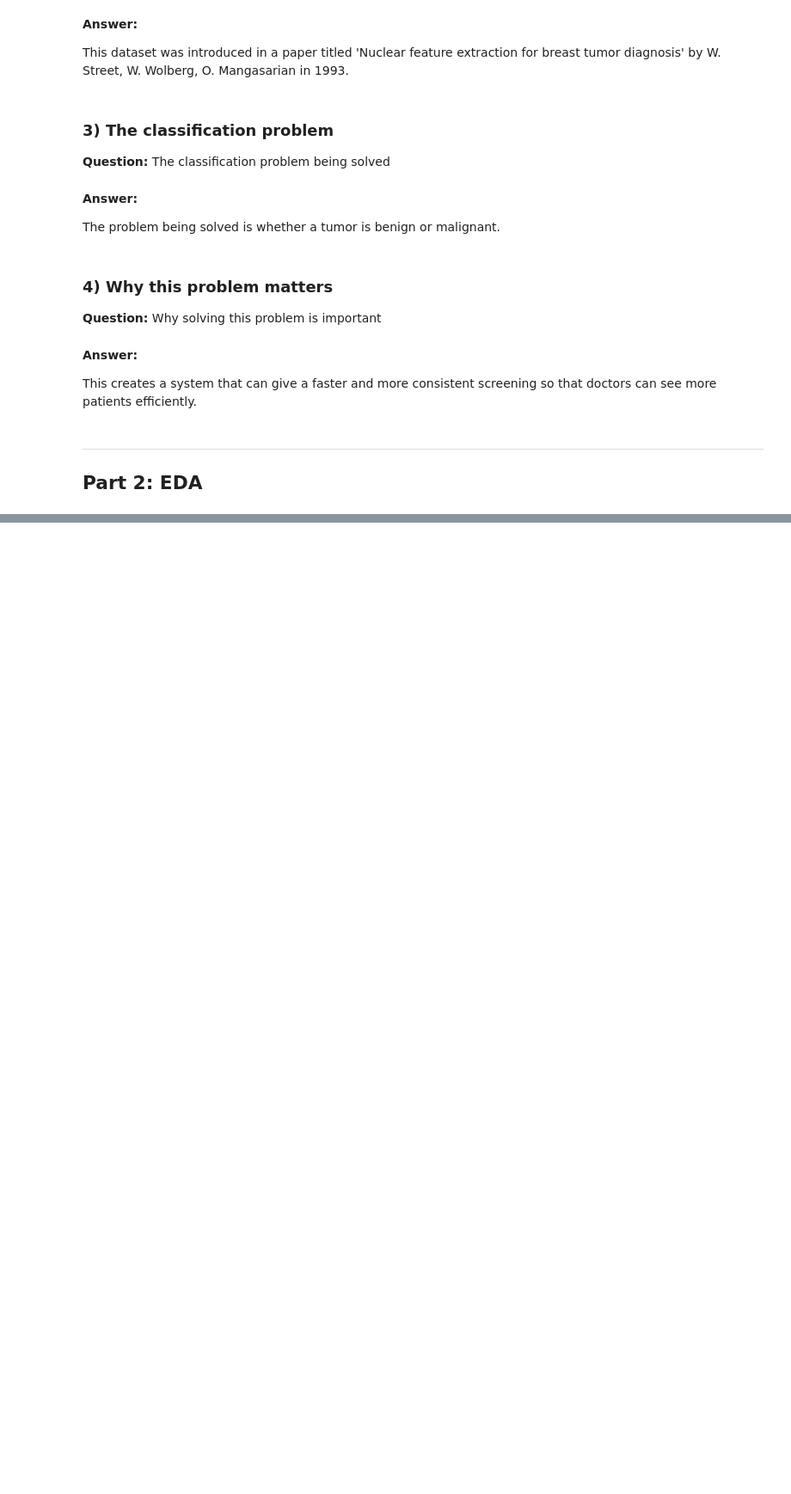
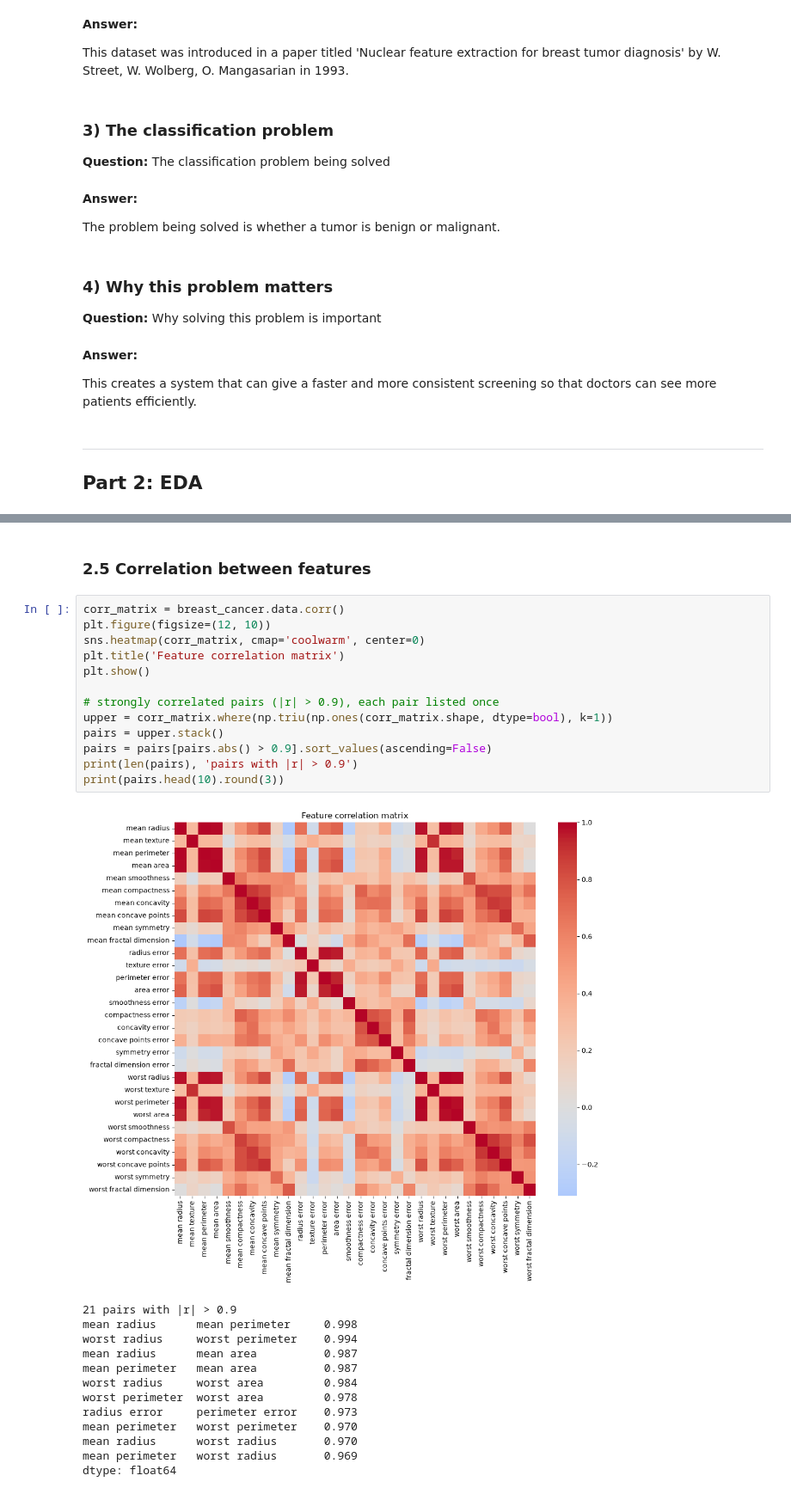
Before and after one commit to JustinSu11/Introduction-to-Artificial-Intelligence-and-Machine-Learning, a Jupyter notebook: Assignments/Assignment_4.2/assignment_4.2_deliverable.ipynb, the cells around one changed output, grey strips where cells are left out. Shown at 86% size. Drawn from its saved outputs; the diff is of its cells as text; blank space fills up the shorter version.

```diff
--- a/Assignments/Assignment_4.2/assignment_4.2_deliverable.ipynb
+++ b/Assignments/Assignment_4.2/assignment_4.2_deliverable.ipynb
@@ -94,0 +167,29 @@ plt.show()
+# %% [markdown]
+### 2.5 Correlation between features
+# %%
+corr_matrix = breast_cancer.data.corr()
+plt.figure(figsize=(12, 10))
+sns.heatmap(corr_matrix, cmap='coolwarm', center=0)
+plt.title('Feature correlation matrix')
+plt.show()
+
+# strongly correlated pairs (|r| > 0.9), each pair listed once
+upper = corr_matrix.where(np.triu(np.ones(corr_matrix.shape, dtype=bool), k=1))
+pairs = upper.stack()
+pairs = pairs[pairs.abs() > 0.9].sort_values(ascending=False)
+print(len(pairs), 'pairs with |r| > 0.9')
+print(pairs.head(10).round(3))
+# %% [output]
+[figure, added]
+21 pairs with |r| > 0.9
+mean radius      mean perimeter     0.998
+worst radius     worst perimeter    0.994
+mean radius      mean area          0.987
+mean perimeter   mean area          0.987
+worst radius     worst area         0.984
+worst perimeter  worst area         0.978
+radius error     perimeter error    0.973
+mean perimeter   worst perimeter    0.970
+mean radius      worst radius       0.970
+mean perimeter   worst radius       0.969
+dtype: float64
```
Also changed, not shown: parts of 27 cells of this notebook, 2 other files.
